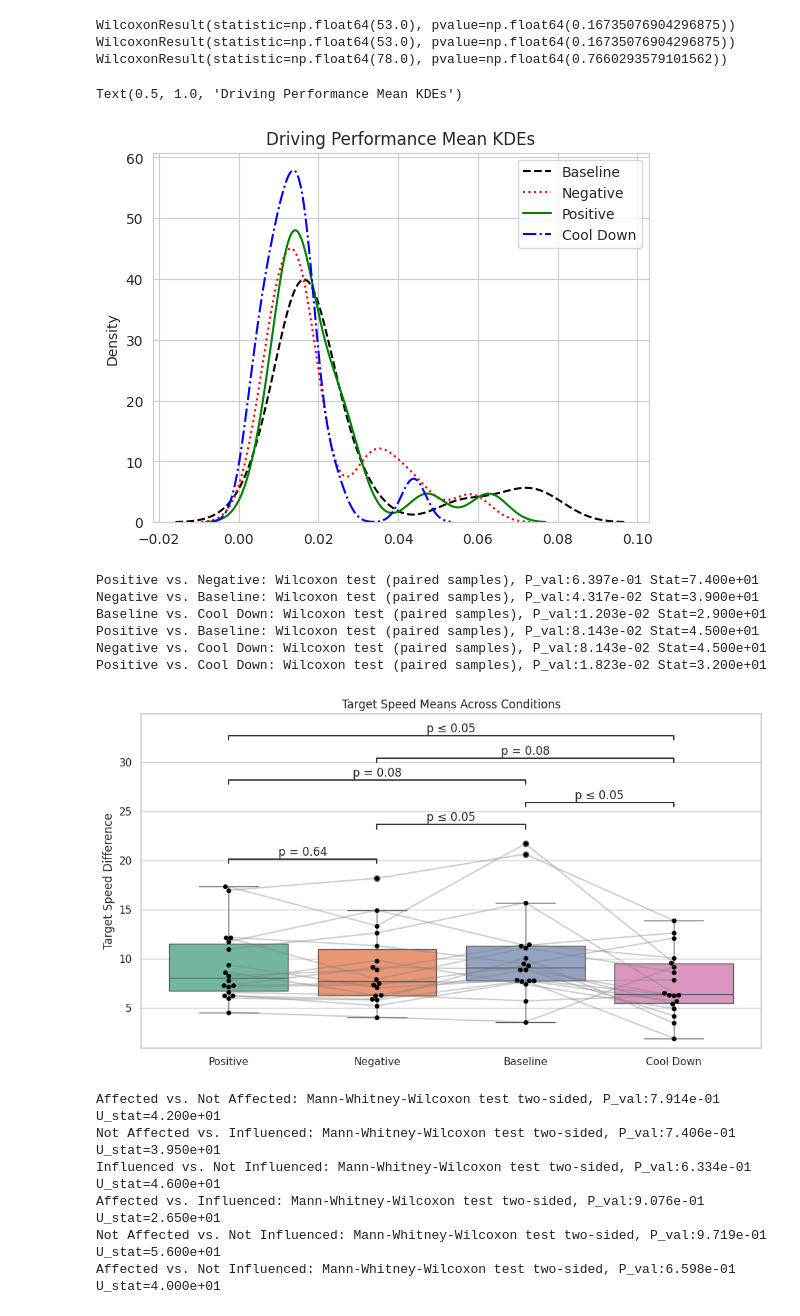
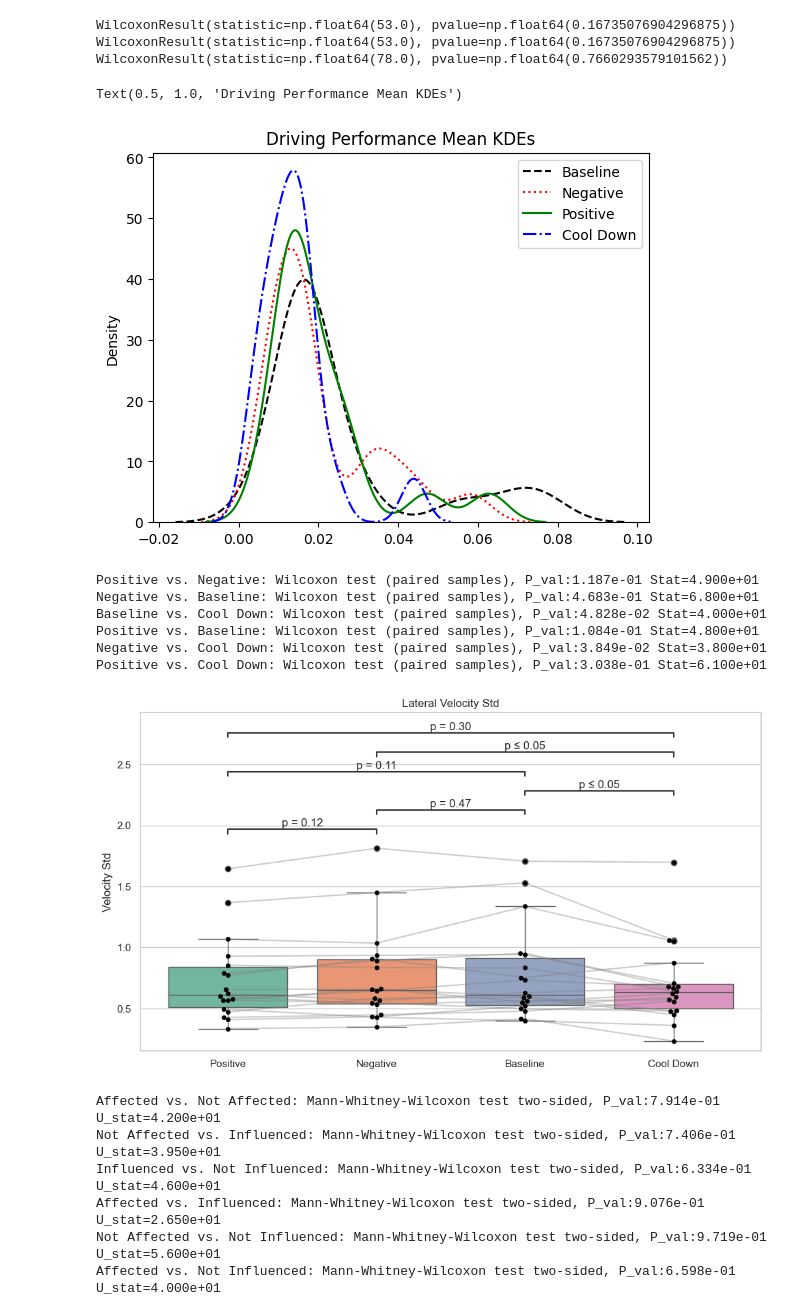
Before and after one commit to Anna-Palatkina-itu/driving_performance_project, a Jupyter notebook: window_analysis.ipynb, the cells around one changed output. Drawn from its saved outputs; the diff is of its cells as text; code cells hidden in the pictures.

```diff
--- a/window_analysis.ipynb
+++ b/window_analysis.ipynb
@@ -7,11 +7,12 @@ from datetime import timedelta
 import visualization
 import datahandler
 # %%
-participant_code = 'D0P7X9W6'
+# participant_code = 'merged_data_D0P7X9W6_preprocessed'
 load_state_data = False
 data_path = './participant data/'
-trimmed_data, sections, gender, age, calmFirst = datahandler.load_participant(participant_code, data_path, load_state_data)
+# data_path = './eye_merged/'
+# trimmed_data, sections, gender, age, calmFirst = datahandler.load_participant(participant_code, data_path, load_state_data)
 
-trimmed_data['DrivingPerformanceMean'] = trimmed_data['DrivingPerformance'].rolling(window=10000, min_periods=1000).mean()
-print(f'calm first: {calmFirst}')
-visualization.plot_column(trimmed_data, 'DrivingPerformanceMean', 'VelocityX', sections=sections)
+# trimmed_data['DrivingPerformanceMean'] = trimmed_data['DrivingPerformance'].rolling(window=10000, min_periods=1000).mean()
+# print(f'calm first: {calmFirst}')
+# visualization.plot_column(trimmed_data, 'ET_PupilLeft', 'VelocityX', sections=sections)
@@ -314,17 +295,17 @@ plt.legend(['Baseline', 'Negative', 'Positive', 'Cool Down'])
 plt.title('Driving Performance Mean KDEs')
 # %% [output]
 Text(0.5, 1.0, 'Driving Performance Mean KDEs')
-[figure, old version]
+[figure, new version]
 # %%
-paired_plot_all3(calm_stats, intense_stats, baseline_stats, cool_down_stats, 'Target Speed Means Across Conditions', 'Target Speed Difference', y='Mean', index=1)
+paired_plot_all3(calm_stats, intense_stats, baseline_stats, cool_down_stats, 'Lateral Velocity Std', 'Velocity Std', y='Std', index=0)
 # %% [output]
-Positive vs. Negative: Wilcoxon test (paired samples), P_val:6.397e-01 Stat=7.400e+01
-Negative vs. Baseline: Wilcoxon test (paired samples), P_val:4.317e-02 Stat=3.900e+01
-Baseline vs. Cool Down: Wilcoxon test (paired samples), P_val:1.203e-02 Stat=2.900e+01
-Positive vs. Baseline: Wilcoxon test (paired samples), P_val:8.143e-02 Stat=4.500e+01
-Negative vs. Cool Down: Wilcoxon test (paired samples), P_val:8.143e-02 Stat=4.500e+01
-Positive vs. Cool Down: Wilcoxon test (paired samples), P_val:1.823e-02 Stat=3.200e+01
+Positive vs. Negative: Wilcoxon test (paired samples), P_val:1.187e-01 Stat=4.900e+01
+Negative vs. Baseline: Wilcoxon test (paired samples), P_val:4.683e-01 Stat=6.800e+01
+Baseline vs. Cool Down: Wilcoxon test (paired samples), P_val:4.828e-02 Stat=4.000e+01
+Positive vs. Baseline: Wilcoxon test (paired samples), P_val:1.084e-01 Stat=4.800e+01
+Negative vs. Cool Down: Wilcoxon test (paired samples), P_val:3.849e-02 Stat=3.800e+01
+Positive vs. Cool Down: Wilcoxon test (paired samples), P_val:3.038e-01 Stat=6.100e+01
-[figure, old version]
+[figure, new version]
 # %%
 qual_data = pd.read_csv('./data/qual_groups.csv')
 
```
Also changed, not shown: parts of 5 cells of this notebook, 1 other file.
